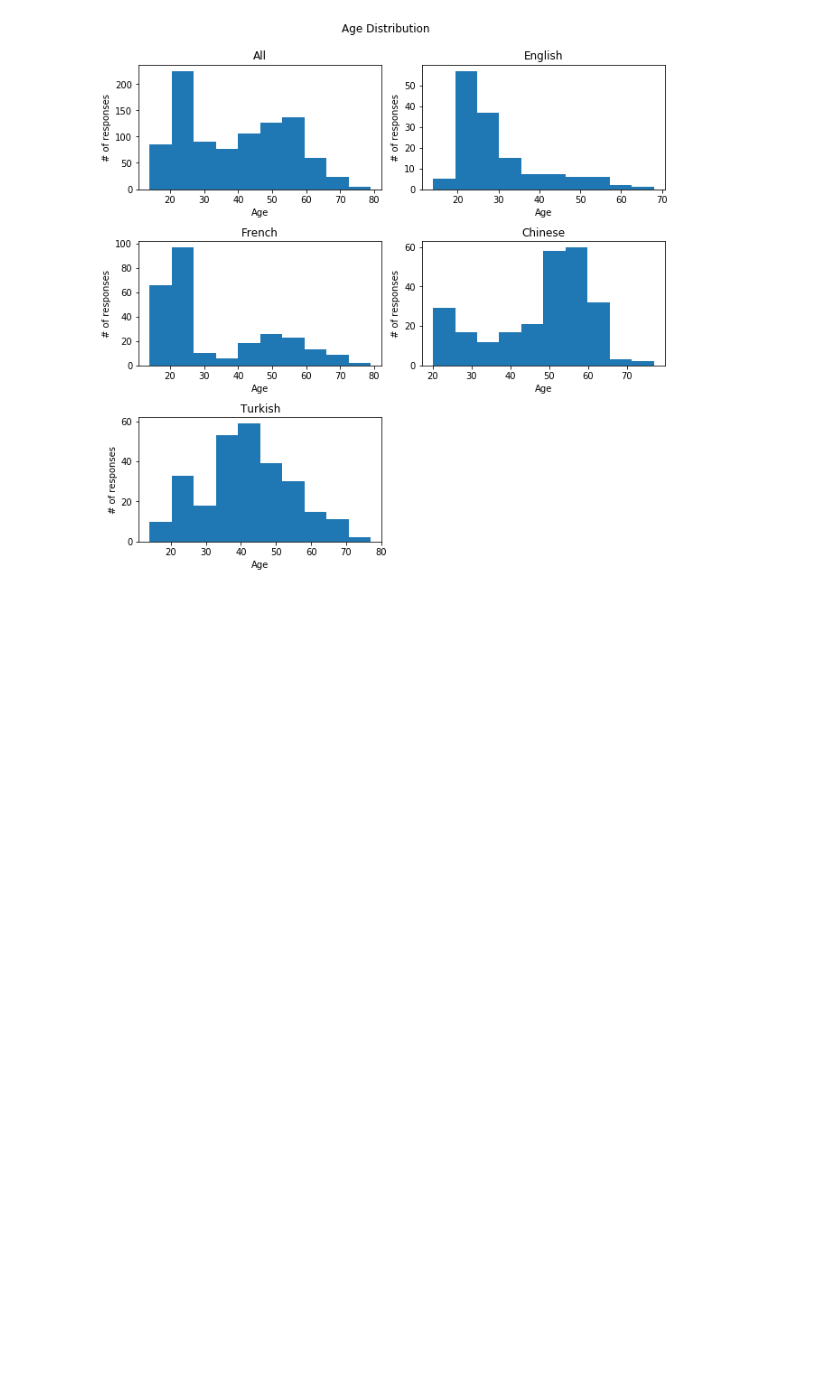
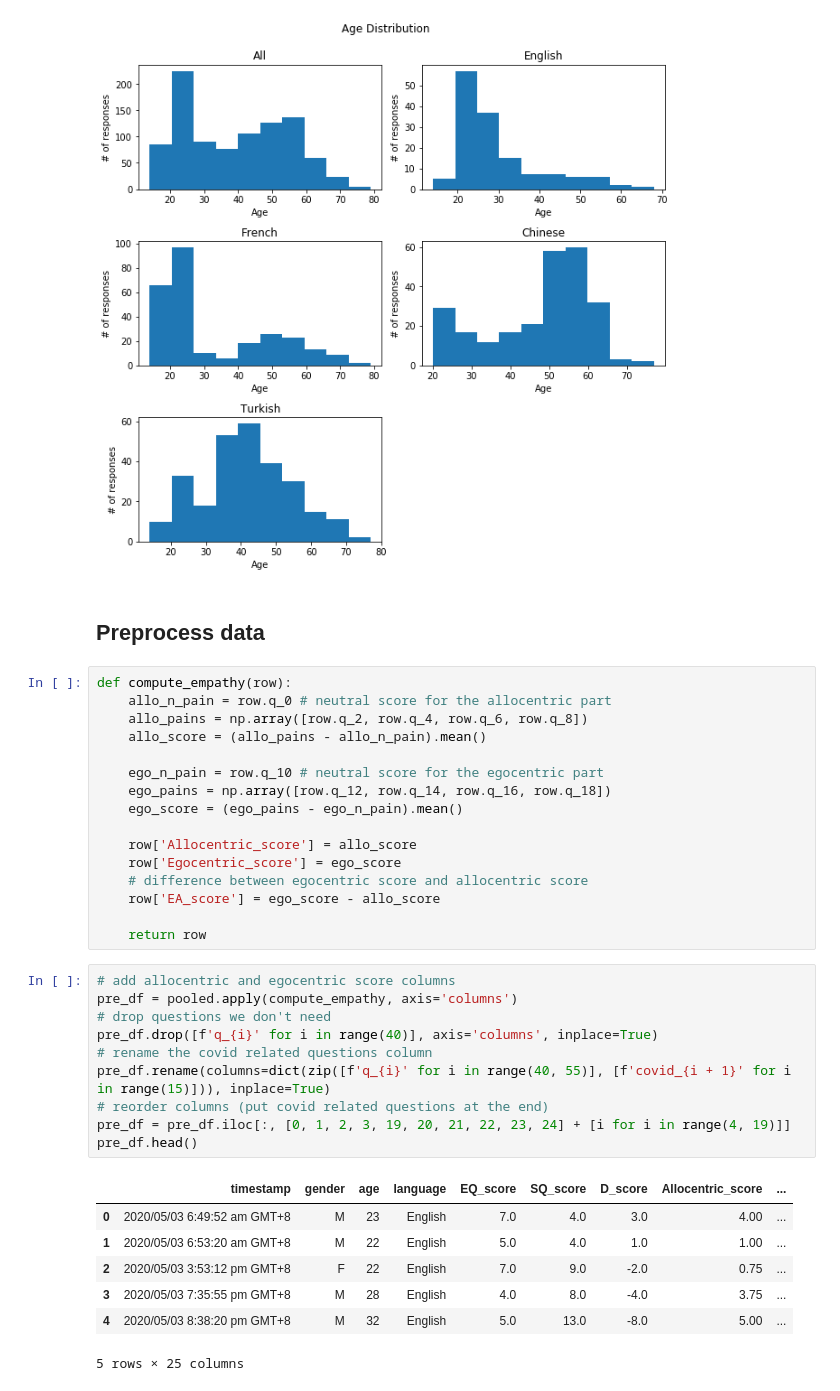
Before and after one commit to liliaellouz/empathy-analysis, a Jupyter notebook: pool.ipynb, the cells around one changed output. Drawn from its saved outputs; the diff is of its cells as text; blank space fills up the shorter version.

```diff
--- a/pool.ipynb
+++ b/pool.ipynb
@@ -292,3 +282,39 @@ fig.tight_layout(rect=[0, 0.03, 1, 0.95])
 plt.show()
 # %% [output]
 [figure]
+# %% [markdown]
+## Preprocess data
+# %%
+def compute_empathy(row):
+    allo_n_pain = row.q_0 # neutral score for the allocentric part
+    allo_pains = np.array([row.q_2, row.q_4, row.q_6, row.q_8])
+    allo_score = (allo_pains - allo_n_pain).mean()
+
+    ego_n_pain = row.q_10 # neutral score for the egocentric part
+    ego_pains = np.array([row.q_12, row.q_14, row.q_16, row.q_18])
+    ego_score = (ego_pains - ego_n_pain).mean()
+
+    row['Allocentric_score'] = allo_score
+    row['Egocentric_score'] = ego_score
+    # difference between egocentric score and allocentric score
+    row['EA_score'] = ego_score - allo_score
+
+    return row
+# %%
+# add allocentric and egocentric score columns
+pre_df = pooled.apply(compute_empathy, axis='columns')
+# drop questions we don't need
+pre_df.drop([f'q_{i}' for i in range(40)], axis='columns', inplace=True)
+# rename the covid related questions column
+pre_df.rename(columns=dict(zip([f'q_{i}' for i in range(40, 55)], [f'covid_{i + 1}' for i in range(15)])), inplace=True)
+# reorder columns (put covid related questions at the end)
+pre_df = pre_df.iloc[:, [0, 1, 2, 3, 19, 20, 21, 22, 23, 24] + [i for i in range(4, 19)]]
+pre_df.head()
+# %% [output]
+|  | timestamp | gender | age | language | EQ_score | SQ_score | D_score | Allocentric_score | ... |
+| 0 | 2020/05/03 6:49:52 am GMT+8 | M | 23 | English | 7.0 | 4.0 | 3.0 | 4.00 | ... |
+| 1 | 2020/05/03 6:53:20 am GMT+8 | M | 22 | English | 5.0 | 4.0 | 1.0 | 1.00 | ... |
+| 2 | 2020/05/03 3:53:12 pm GMT+8 | F | 22 | English | 7.0 | 9.0 | -2.0 | 0.75 | ... |
+| 3 | 2020/05/03 7:35:55 pm GMT+8 | M | 28 | English | 4.0 | 8.0 | -4.0 | 3.75 | ... |
+| 4 | 2020/05/03 8:38:20 pm GMT+8 | M | 32 | English | 5.0 | 13.0 | -8.0 | 5.00 | ... |
+5 rows × 25 columns
```
Also changed, not shown: parts of 10 cells of this notebook.
